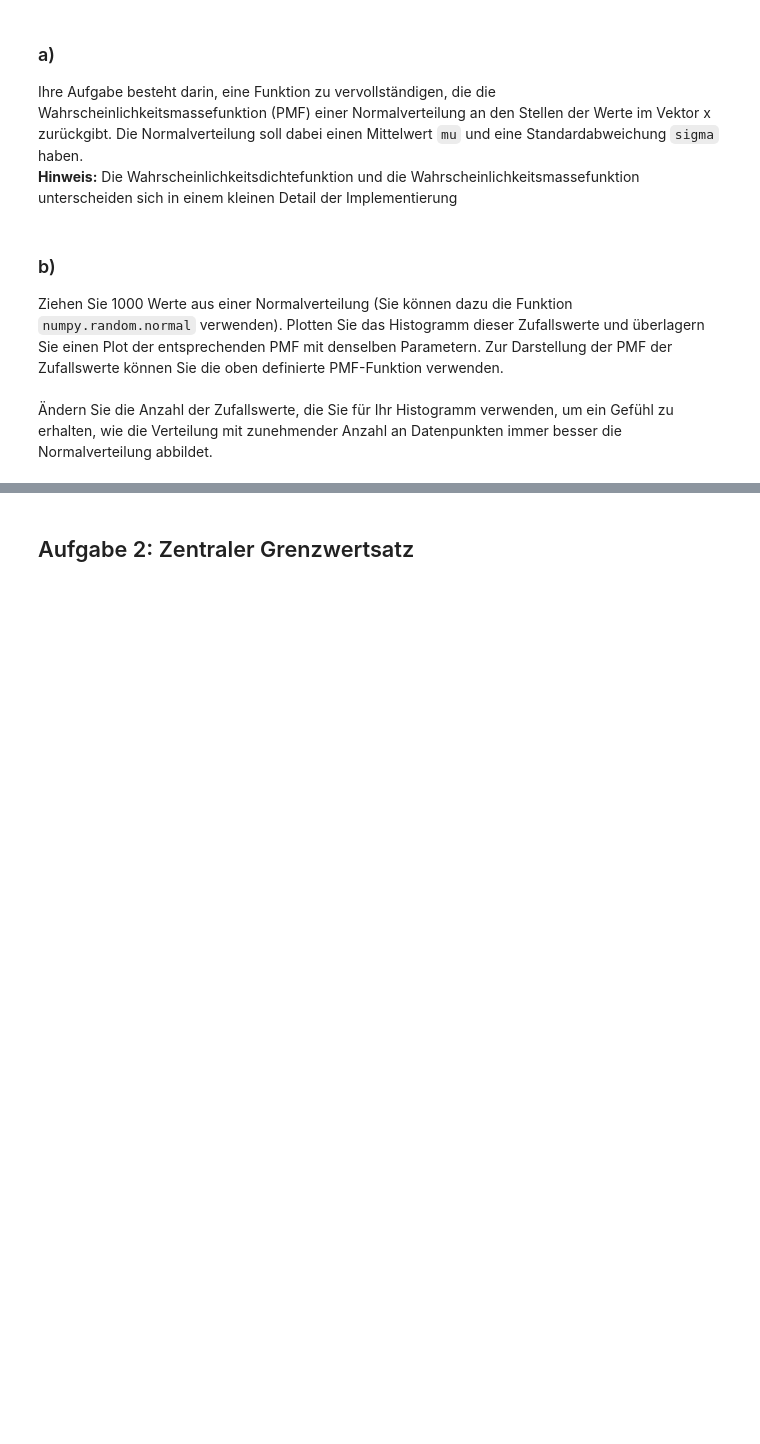
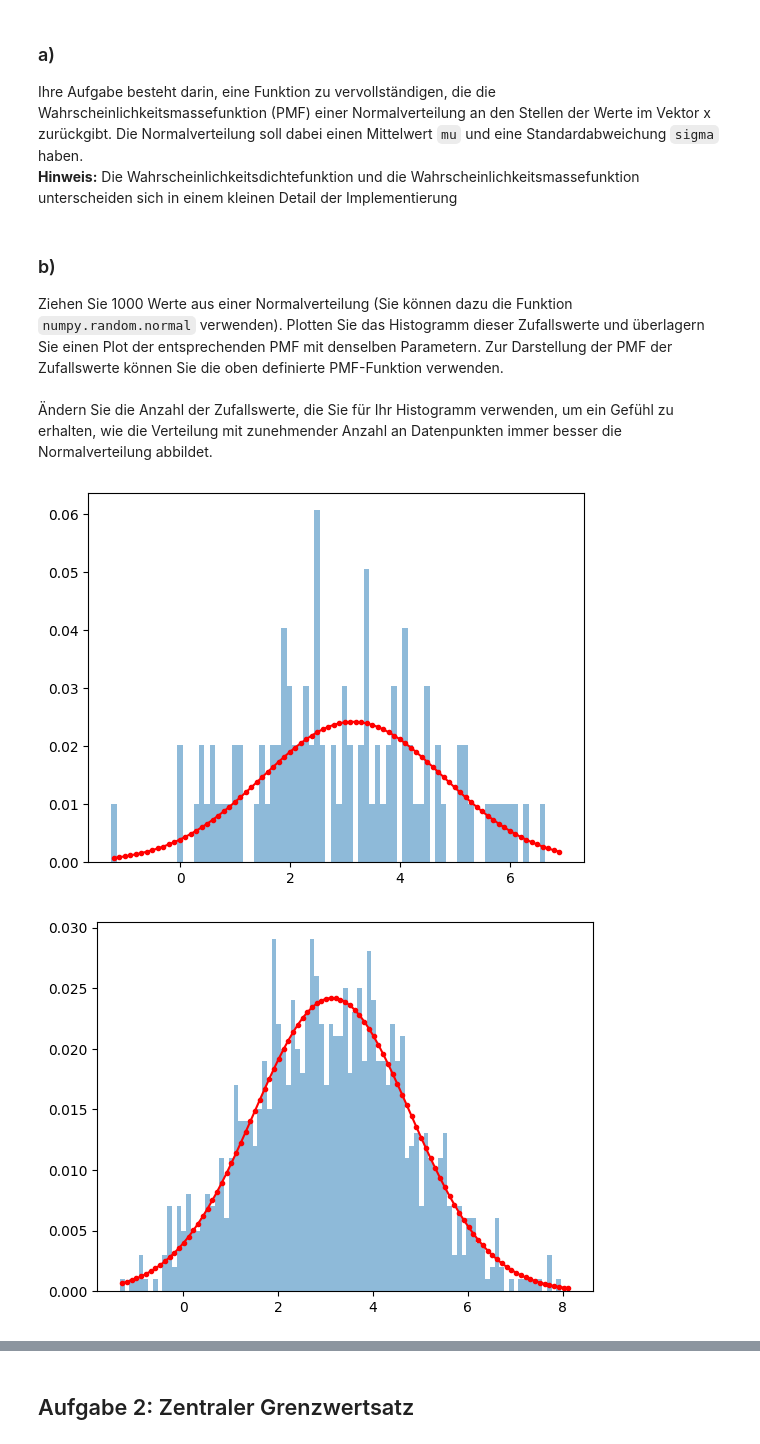
Before and after one commit to LucasWinter73/ETH-Data-Analysis, a Jupyter notebook: Jupiter notebooks/Ex09/Normalverteilung und zentraler Grenzwertsatz.ipynb, the cells around one changed output, grey strips where cells are left out. Drawn from its saved outputs; the diff is of its cells as text; code cells hidden in the pictures; blank space fills up the shorter version.

```diff
--- a/Jupiter notebooks/Ex09/Normalverteilung und zentraler Grenzwertsatz.ipynb
+++ b/Jupiter notebooks/Ex09/Normalverteilung und zentraler Grenzwertsatz.ipynb
@@ -43,12 +43,52 @@ Zur Erinnerung: Die Wahrscheinlichkeitsdichtefunktion der Gaussschen Normalverte
 Ihre Aufgabe besteht darin, eine Funktion zu vervollständigen, die die Wahrscheinlichkeitsmassefunktion (PMF) einer Normalverteilung an den Stellen der Werte im Vektor x zurückgibt. Die Normalverteilung soll dabei einen Mittelwert `mu` und eine Standardabweichung `sigma` haben.
 \
 **Hinweis:** Die Wahrscheinlichkeitsdichtefunktion und die Wahrscheinlichkeitsmassefunktion unterscheiden sich in einem kleinen Detail der Implementierung
-# %%
-def normal_pmf(x, mu, sigma, binsize):
-    #YOUR CODE HERE
-    return ...
+# %%
+def normal_pmf(x, mu, sigma, binsize):
+
+    return (1 / np.sqrt(2 * np.pi * sigma**2)) * np.exp(-0.5 * ((x - mu)**2) / sigma**2 ) * binsize
 # %% [markdown]
 ### b)
 Ziehen Sie 1000 Werte aus einer Normalverteilung (Sie können dazu die Funktion `numpy.random.normal` verwenden). Plotten Sie das Histogramm dieser Zufallswerte und überlagern Sie einen Plot der entsprechenden PMF mit denselben Parametern. Zur Darstellung der PMF der Zufallswerte können Sie die oben definierte PMF-Funktion verwenden.\
 \
 Ändern Sie die Anzahl der Zufallswerte, die Sie für Ihr Histogramm verwenden, um ein Gefühl zu erhalten, wie die Verteilung mit zunehmender Anzahl an Datenpunkten immer besser die Normalverteilung abbildet.
+# %%
+def draw_pmf(data, mu=None, sigma=None, resolution=None):
+    if mu is None:
+        mu = np.mean(data)
+        print(f"Berechneter Mittelwert: {mu}")
+    if sigma is None:
+        sigma = np.std(data)
+        print(f"Berechnete Standardabweichung: {sigma}")
+    if resolution is None:
+        resolution = 3.5 * sigma / len(data)**(1/3)
+        print(f"Berechnete Auflösung: {resolution}")
+
+    plt.figure()
+    bin_centers, empirical_px = PMF(data, resolution)
+    theortical_px = normal_pmf(bin_centers, mu, sigma, resolution)
+
+    plt.bar(bin_centers, empirical_px, width=resolution, alpha=0.5, label='Empirische PMF')
+    plt.plot(bin_centers, theortical_px, 'r-', marker='.', label='Theoretische PMF')
+
+if __name__ == "__main__":
+    my_mu = np.pi
+    my_sigma = np.sqrt(np.exp(1))
+
+    data = np.random.normal(my_mu, my_sigma, 100)
+    draw_pmf(data, mu=my_mu, sigma=my_sigma, resolution=0.1)
+
+    data = np.random.normal(my_mu, my_sigma, 1000)
+    draw_pmf(data, mu=my_mu, sigma=my_sigma, resolution=0.1)
+
+    data = np.random.normal(my_mu, my_sigma, 10000)
+    draw_pmf(data, mu=my_mu, sigma=my_sigma, resolution=0.1)
+
+    data = np.random.normal(my_mu, my_sigma, 100000)
+    draw_pmf(data, mu=my_mu, sigma=my_sigma, resolution=0.1)
+
+    data = np.random.normal(my_mu, my_sigma, 1000000)
+    draw_pmf(data, mu=my_mu, sigma=my_sigma, resolution=0.1)
+# %% [output]
+[figure, added]
+[figure, added]
```
Also changed, not shown: parts of 6 cells of this notebook.
